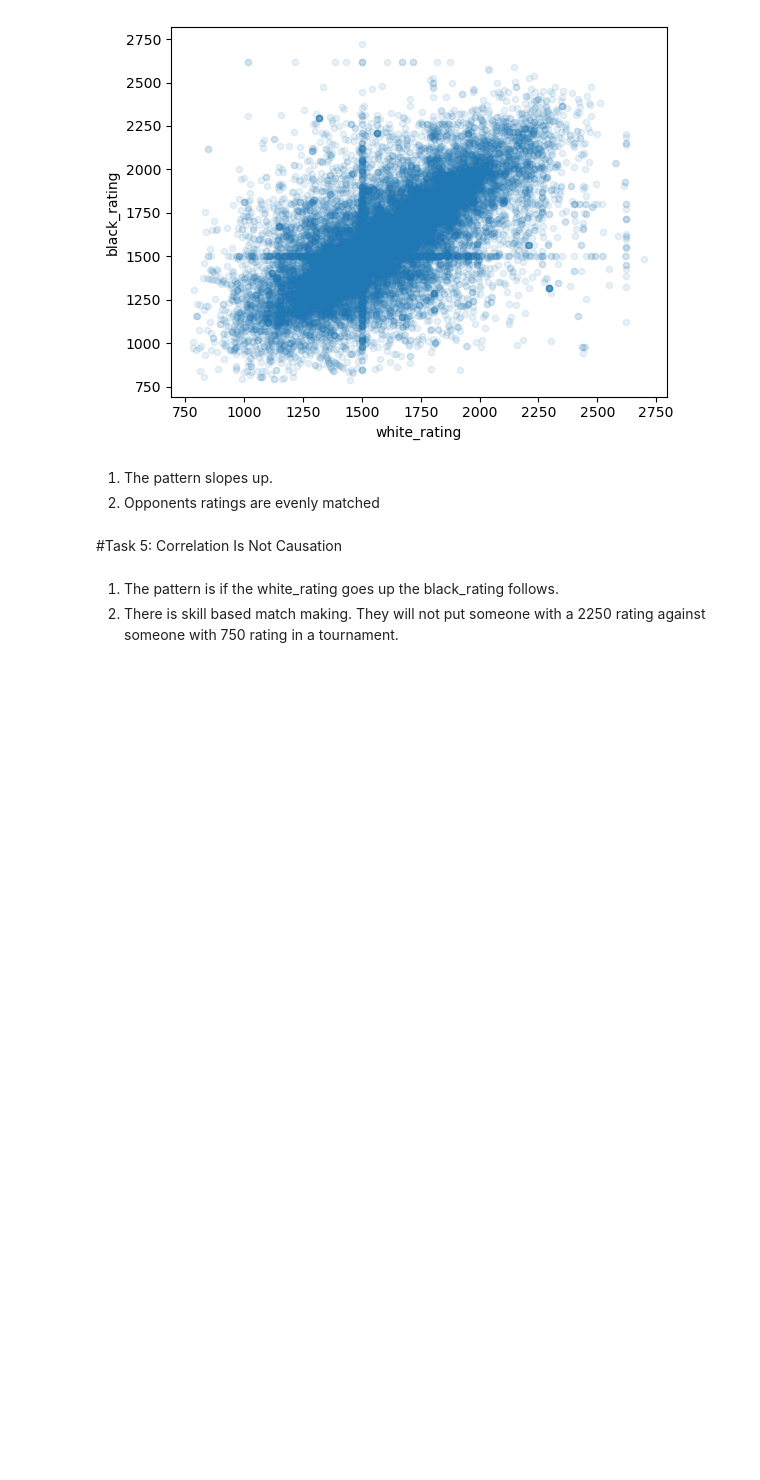
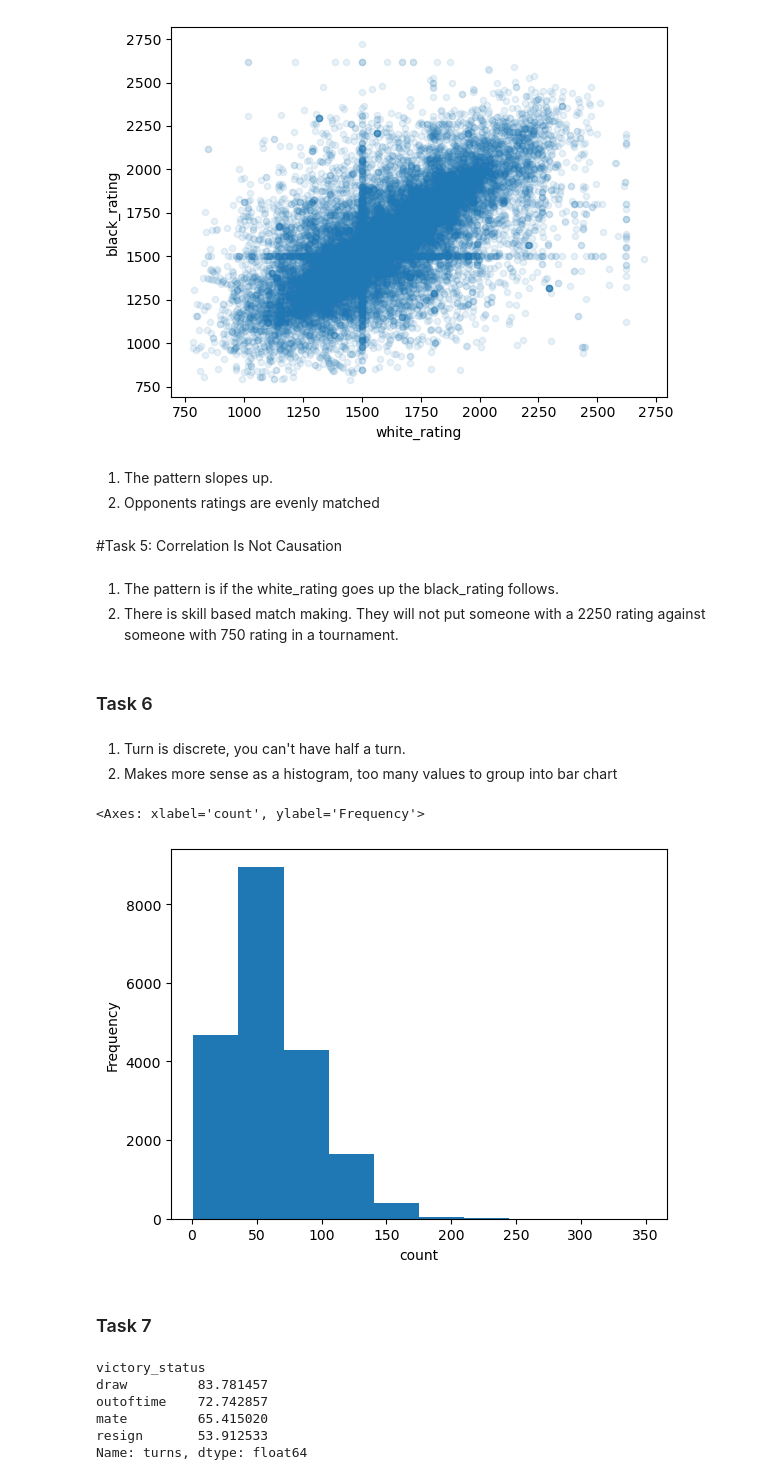
Before and after one commit to AndrewGriffith328/charts, a Jupyter notebook: charts.ipynb, the cells around one changed output. Cells and saved outputs as stored; diff of their text form; code cells hidden in the pictures; blank space fills up the shorter version.

Commit message:
update charts.ipynb up to task 9

```diff
--- a/charts.ipynb
+++ b/charts.ipynb
@@ -85,3 +85,38 @@ chess[['white_rating', 'black_rating']].plot(kind='scatter', x='white_rating', y
 # %% [markdown]
 1. The pattern is if the white_rating goes up the black_rating follows.
 2. There is skill based match making. They will not put someone with a 2250 rating against someone with 750 rating in a tournament.
+# %% [markdown]
+### Task 6
+# %% [markdown]
+1. Turn is discrete, you can't have half a turn.
+2. Makes more sense as a histogram, too many values to group into bar chart
+# %%
+chess_turns = chess["turns"].value_counts()
+
+'''
+chess_turns.plot(
+    kind="bar",
+    ylabel="count"
+)
+'''
+
+chess["turns"].plot(
+    kind="hist",
+    xlabel="count"
+)
+# %% [output]
+<Axes: xlabel='count', ylabel='Frequency'>
+[figure, added]
+# %% [markdown]
+### Task 7
+# %%
+chess.groupby("victory_status")["turns"].mean().sort_values(ascending=False)
+
+# Draw takes the longest, no it's not surprising
+# %% [output]
+victory_status
+draw         83.781457
+outoftime    72.742857
+mate         65.415020
+resign       53.912533
+Name: turns, dtype: float64
```
Also changed, not shown: parts of 4 cells of this notebook.
